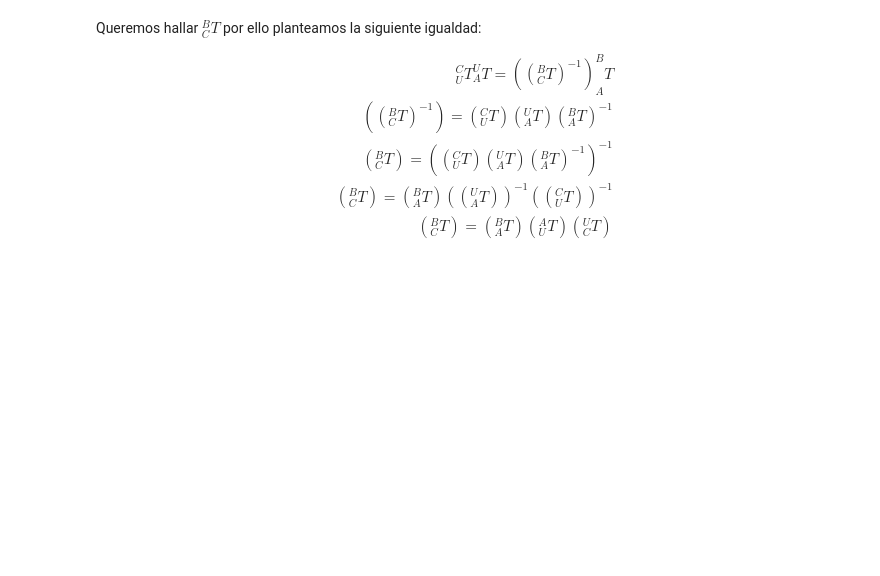
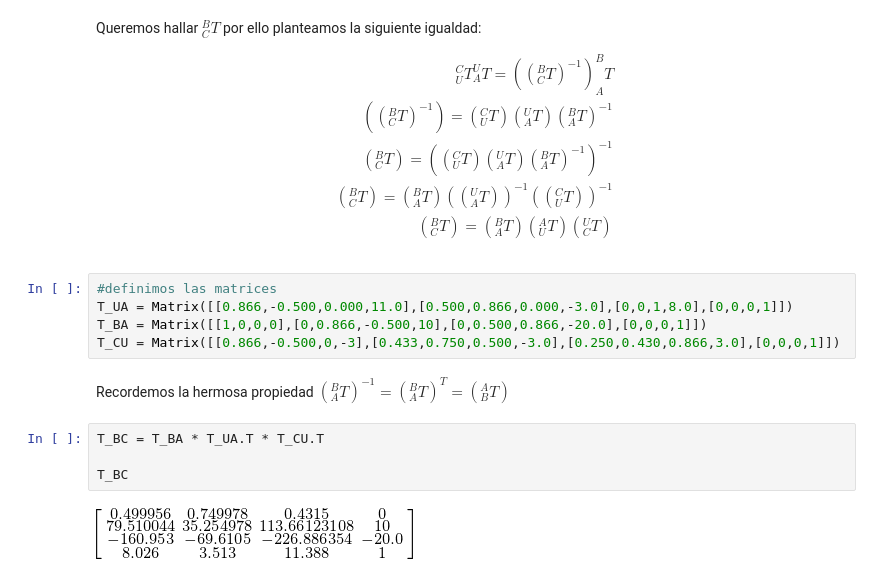
Before and after one commit to elsuizo/Control_de_robots_py, a Jupyter notebook: tp1.ipynb, the cells around one changed output. Drawn from its saved outputs; the diff is of its cells as text; blank space fills up the shorter version.

```diff
--- a/tp1.ipynb
+++ b/tp1.ipynb
@@ -170,3 +170,16 @@ Queremos hallar $^{B}_{C}T$ por ello planteamos la siguiente igualdad:
 (^{B}_{C}T) = (^{B}_{A}T) ((^{U}_{A}T))^{-1} ((^{C}_{U}T))^{-1} \\
 (^{B}_{C}T) = (^{B}_{A}T) (^{A}_{U}T) (^{U}_{C}T) \\
 \end{aligned}
+# %%
+#definimos las matrices
+T_UA = Matrix([[0.866,-0.500,0.000,11.0],[0.500,0.866,0.000,-3.0],[0,0,1,8.0],[0,0,0,1]])
+T_BA = Matrix([[1,0,0,0],[0,0.866,-0.500,10],[0,0.500,0.866,-20.0],[0,0,0,1]])
+T_CU = Matrix([[0.866,-0.500,0,-3],[0.433,0.750,0.500,-3.0],[0.250,0.430,0.866,3.0],[0,0,0,1]])
+# %% [markdown]
+Recordemos la hermosa propiedad $(^{B}_{A}T)^{-1}=(^{B}_{A}T)^{T}=(^{A}_{B}T)$
+# %%
+T_BC = T_BA * T_UA.T * T_CU.T
+
+T_BC
+# %% [output]
+[figure, added]
```
